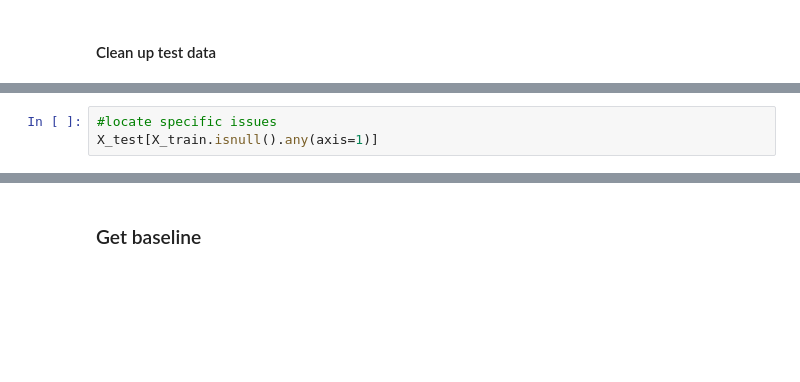
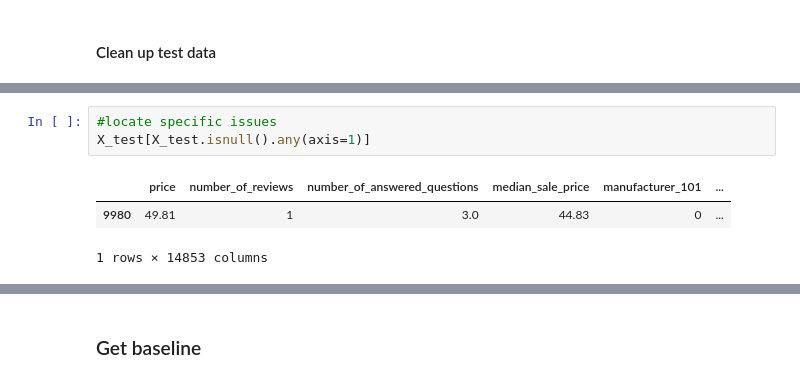
Before and after one commit to cotica/capstone, a Jupyter notebook: code/Amazon-product-catalog-NLP-modeling.ipynb, the cells around one changed output, grey strips where cells are left out. Saved outputs shown, nothing was run; the diff lists cells and outputs as text; blank space fills up the shorter version.

```diff
--- a/code/Amazon-product-catalog-NLP-modeling.ipynb
+++ b/code/Amazon-product-catalog-NLP-modeling.ipynb
@@ -733,3 +746,7 @@ X_test.isna().sum()
 # %%
 #locate specific issues
-X_test[X_train.isnull().any(axis=1)]
+X_test[X_test.isnull().any(axis=1)]
+# %% [output]
+|  | price | number_of_reviews | number_of_answered_questions | median_sale_price | manufacturer_101 | ... |
+| 9980 | 49.81 | 1 | 3.0 | 44.83 | 0 | ... |
+1 rows × 14853 columns
```
Also changed, not shown: parts of 7 cells of this notebook.
